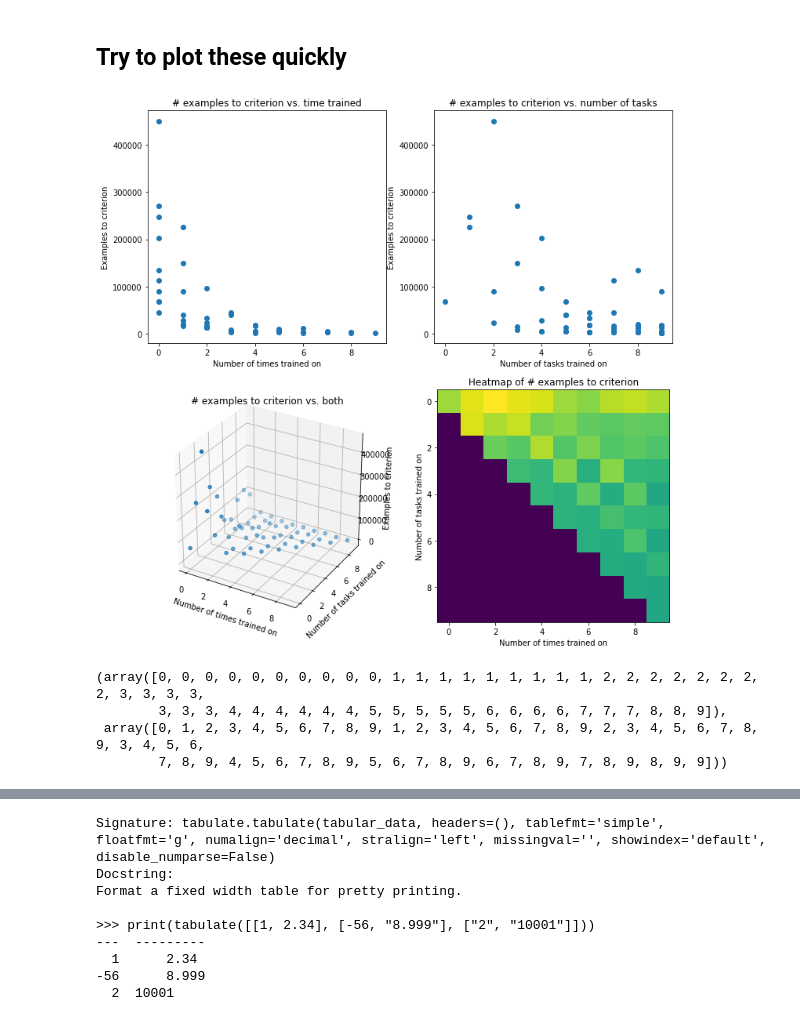
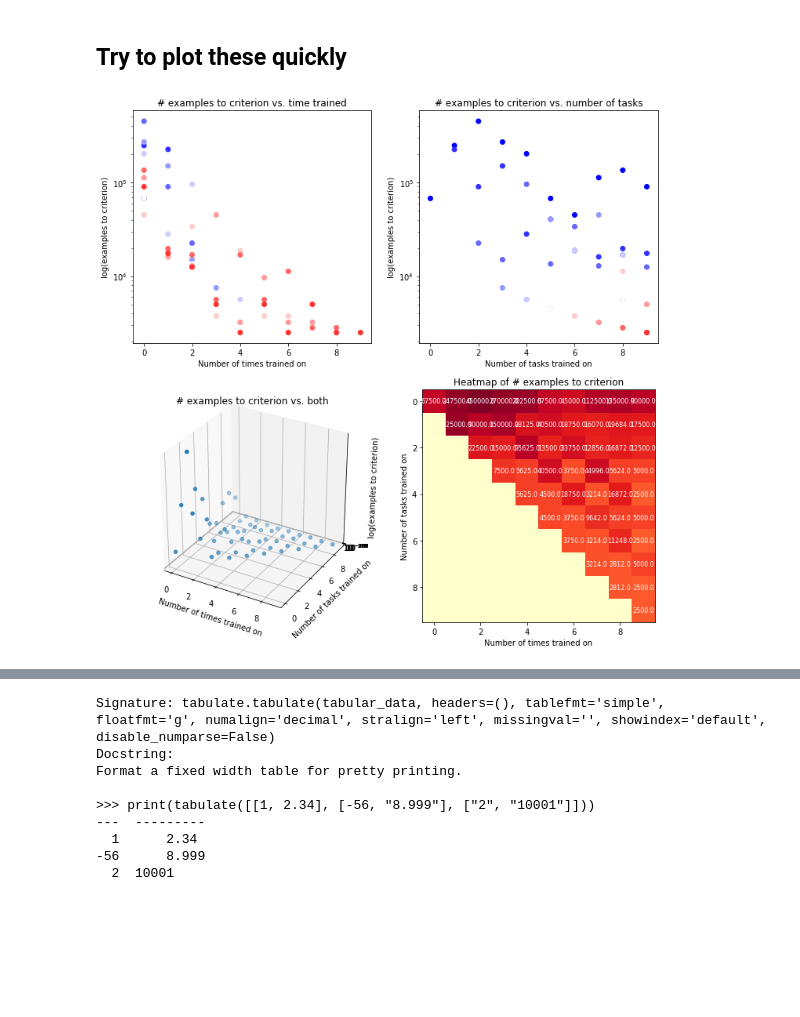
Before and after one commit to guydav/deep-learning-projects, a Jupyter notebook: notebooks/Meta_Learning_Baseline_Data_Analysis.ipynb, the cells around one changed output, grey strips where cells are left out. Cells and saved outputs as stored; diff of their text form; code cells hidden in the pictures; blank space fills up the shorter version.

```diff
--- a/notebooks/Meta_Learning_Baseline_Data_Analysis.ipynb
+++ b/notebooks/Meta_Learning_Baseline_Data_Analysis.ipynb
@@ -113,0 +148,8 @@ pretty_print_results(examples_to_criterion)
+# %%
+fvi = df['Test Accuracy, Query #4'].first_valid_index()
+
+for i in range(1, 4):
+    col = df[f'Test Accuracy, Query #{i}']
+    print(i, col[fvi - 1] - col[fvi])
+
+# df[TASK_ACC_COLS][fvi:fvi + 1] - df[TASK_ACC_COLS][fvi - 1:fvi]
@@ -117,54 +166,57 @@ pretty_print_results(examples_to_criterion)
 NROWS = 2
 NCOLS = 2
 
-def plot_examples_to_criterion(examples_to_criterion):
+def plot_examples_to_criterion(examples_to_criterion, colormap='bwr'):
     figure = plt.figure(figsize=(12, 12))
 
     nonzero_rows, nonzero_cols = np.nonzero(examples_to_criterion)
     values = [examples_to_criterion[r, c] for (r, c) in zip(nonzero_rows, nonzero_cols)]
 
+    colors = plt.get_cmap(colormap)
+
     # Accuracy as a function of # times trained on
     num_times_trained_ax = plt.subplot(NROWS, NCOLS, 1)
-    num_times_trained_ax.scatter(nonzero_rows, values)
+    num_times_trained_ax.scatter(nonzero_rows, values, color=[colors(x / 10) for x in nonzero_cols])
 
+    num_times_trained_ax.set_yscale("log", nonposy='clip')
     num_times_trained_ax.set_xlabel('Number of times trained on')
-    num_times_trained_ax.set_ylabel('Examples to criterion')
+    num_times_trained_ax.set_ylabel('log(examples to criterion)')
     num_times_trained_ax.set_title('# examples to criterion vs. time trained')
 
     # Accuracy as a function of how many total tasks
     num_current_tasks_ax = plt.subplot(NROWS, NCOLS, 2)
-    num_current_tasks_ax.scatter(nonzero_cols, values)
+    num_current_tasks_ax.scatter(nonzero_cols, values, color=[colors(x / 10) for x in nonzero_rows])
 
+    num_current_tasks_ax.set_yscale("log", nonposy='clip')
     num_current_tasks_ax.set_xlabel('Number of tasks trained on')
-    num_current_tasks_ax.set_ylabel('Examples to criterion')
+    num_current_tasks_ax.set_ylabel('log(examples to criterion)')
     num_current_tasks_ax.set_title('# examples to criterion vs. number of tasks')
 
     # Accuracy as a function of both
     both_ax = plt.subplot(NROWS, NCOLS, 3, projection='3d')
     both_ax.scatter(nonzero_rows, nonzero_cols, values)
 
+    both_ax.set_zscale("log")
     both_ax.set_xlabel('Number of times trained on')
     both_ax.set_ylabel('Number of tasks trained on')
-    both_ax.set_zlabel('Examples to criterion')
+    both_ax.set_zlabel('log(examples to criterion)')
     both_ax.set_title('# examples to criterion vs. both')
 
     # Accuracy as a function of both in a heatmap
     heatmap_ax = plt.subplot(NROWS, NCOLS, 4)
-    heatmap_ax.imshow(np.log(examples_to_criterion + 1))
+    heatmap_ax.imshow(np.log(examples_to_criterion + 1), cmap='YlOrRd')
+    for i in range(10):
+        for j in range(i, 10):
+            text = heatmap_ax.text(j, i, examples_to_criterion[i, j],
+                           ha="center", va="center", color="w", fontsize=8)
+
 
     heatmap_ax.set_xlabel('Number of times trained on')
     heatmap_ax.set_ylabel('Number of tasks trained on')
     heatmap_ax.set_title('Heatmap of # examples to criterion')
 
     plt.show()
 
 plot_examples_to_criterion(examples_to_criterion)
 # %% [output]
-[figure, old version]
+[figure, new version]
-# %%
-np.nonzero(examples_to_criterion)
-# %% [output]
-(array([0, 0, 0, 0, 0, 0, 0, 0, 0, 0, 1, 1, 1, 1, 1, 1, 1, 1, 1, 2, 2, 2, 2, 2, 2, 2, 2, 3, 3, 3, 3,
-        3, 3, 3, 4, 4, 4, 4, 4, 4, 5, 5, 5, 5, 5, 6, 6, 6, 6, 7, 7, 7, 8, 8, 9]),
- array([0, 1, 2, 3, 4, 5, 6, 7, 8, 9, 1, 2, 3, 4, 5, 6, 7, 8, 9, 2, 3, 4, 5, 6, 7, 8, 9, 3, 4, 5, 6,
-        7, 8, 9, 4, 5, 6, 7, 8, 9, 5, 6, 7, 8, 9, 6, 7, 8, 9, 7, 8, 9, 8, 9, 9]))
```
Also changed, not shown: parts of 7 cells of this notebook.
